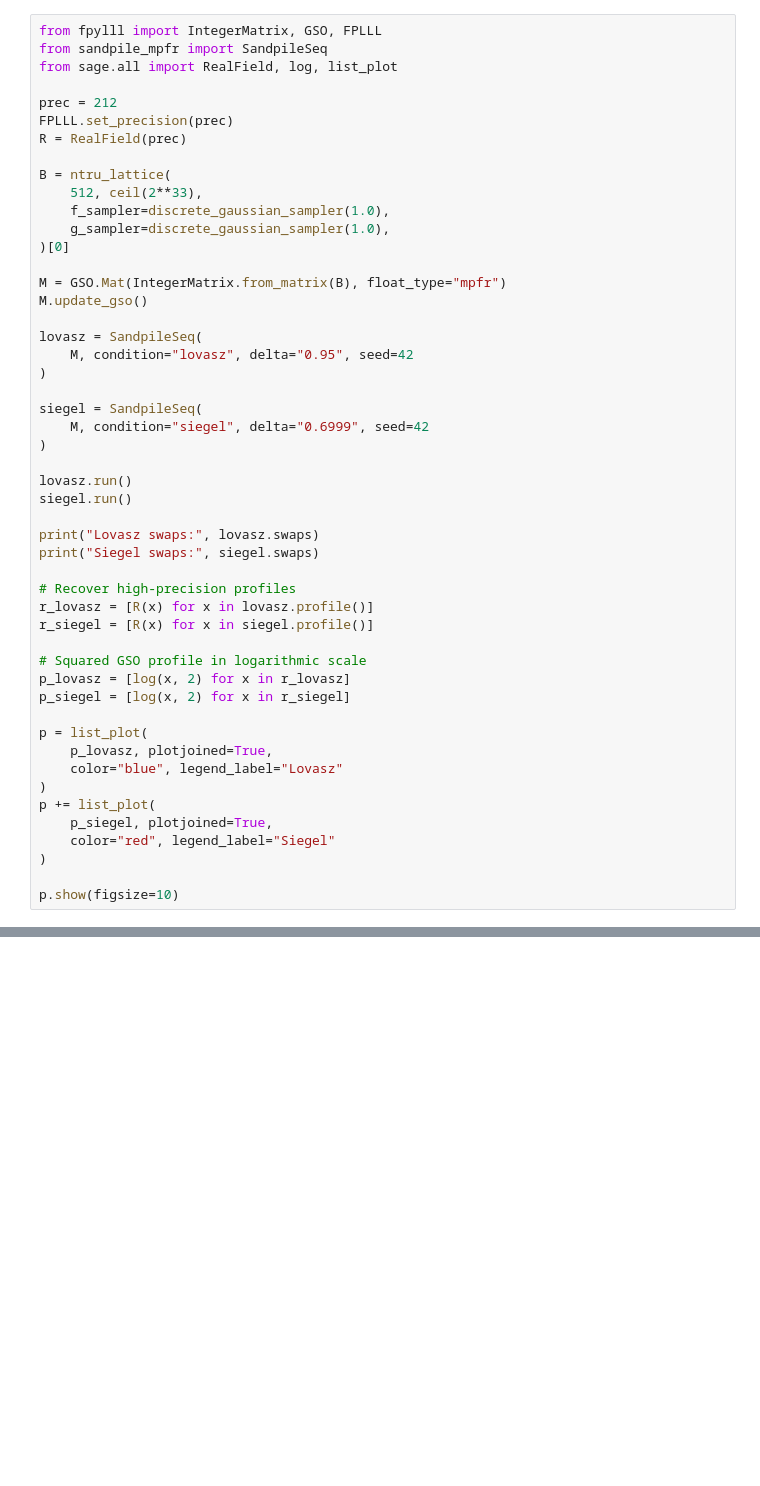
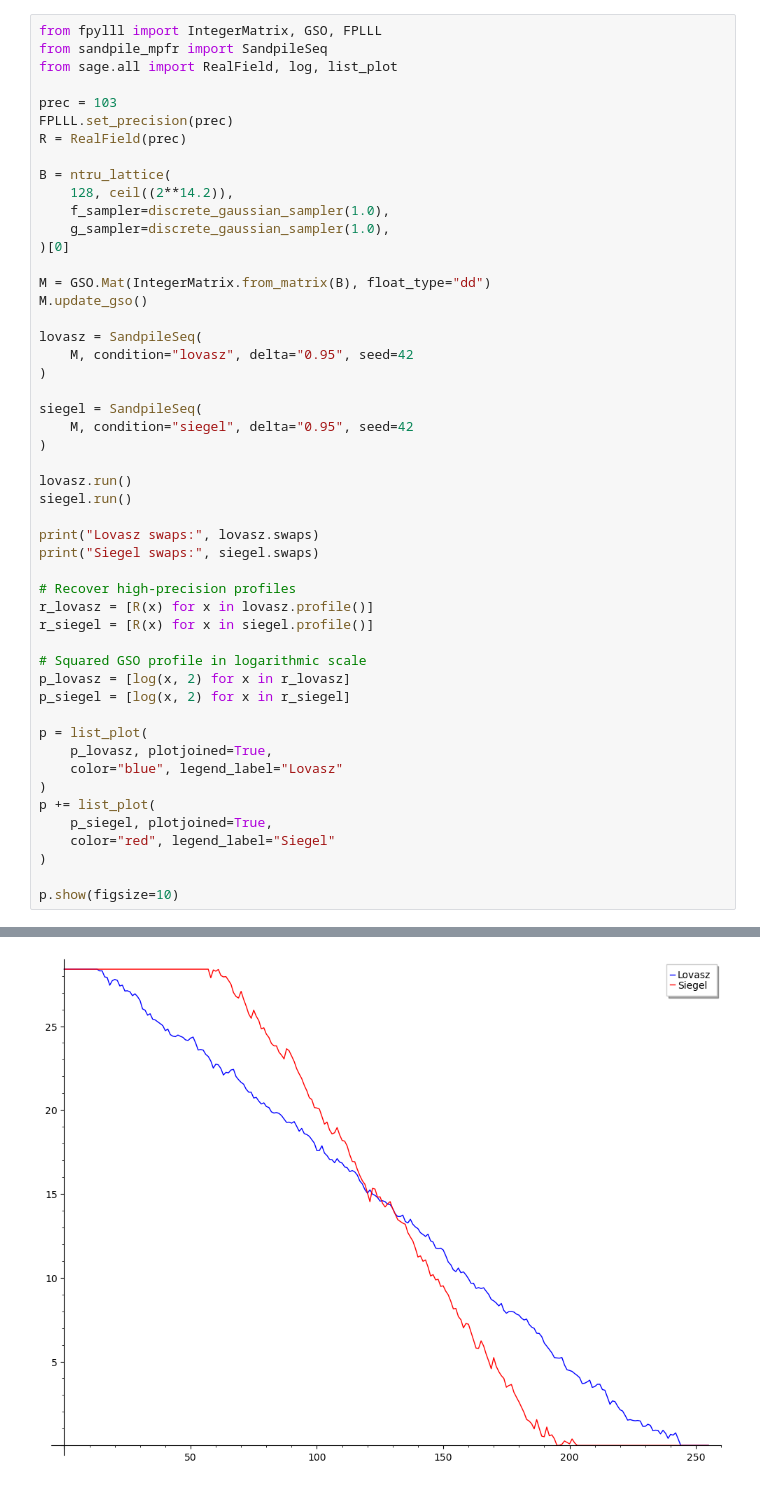
Before and after one commit to alexgit256/lllsp-shenanigans, a Jupyter notebook: demo.ipynb, the cells around one changed output, grey strips where cells are left out. Cells and saved outputs as stored; diff of their text form; blank space fills up the shorter version.

```diff
--- a/demo.ipynb
+++ b/demo.ipynb
@@ -257,17 +259,17 @@ from fpylll import IntegerMatrix, GSO, FPLLL
 from sandpile_mpfr import SandpileSeq
 from sage.all import RealField, log, list_plot
 
-prec = 212
+prec = 103
 FPLLL.set_precision(prec)
 R = RealField(prec)
 
 B = ntru_lattice(
-    512, ceil(2**33),
+    128, ceil((2**14.2)),
     f_sampler=discrete_gaussian_sampler(1.0),
     g_sampler=discrete_gaussian_sampler(1.0),
 )[0]
 
-M = GSO.Mat(IntegerMatrix.from_matrix(B), float_type="mpfr")
+M = GSO.Mat(IntegerMatrix.from_matrix(B), float_type="dd")
 M.update_gso()
 
 lovasz = SandpileSeq(
@@ -275,7 +277,7 @@ lovasz = SandpileSeq(
 )
 
 siegel = SandpileSeq(
-    M, condition="siegel", delta="0.6999", seed=42
+    M, condition="siegel", delta="0.95", seed=42
 )
 
 lovasz.run()
@@ -307 +310,2 @@ RuntimeError: max_swaps=1000000 reached; state preserved
+[figure, added]
 # %%
```
Also changed, not shown: parts of 3 cells of this notebook, 3 other files.
